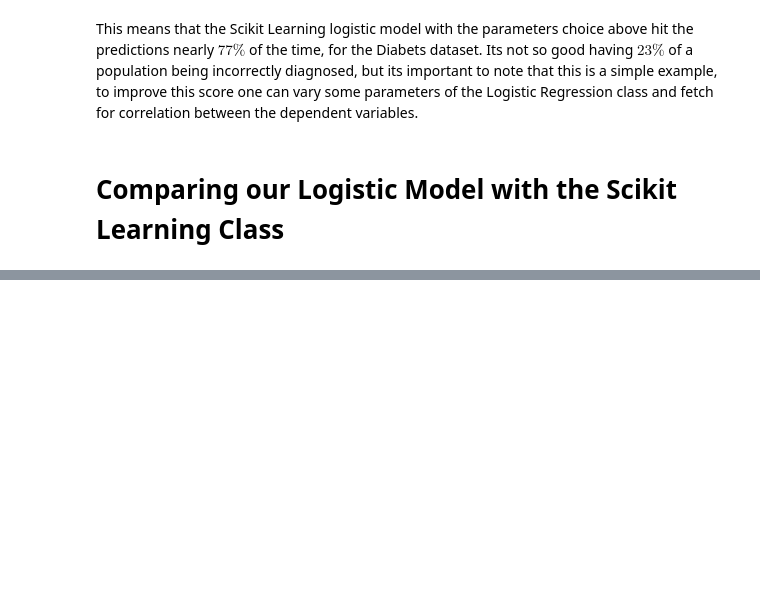
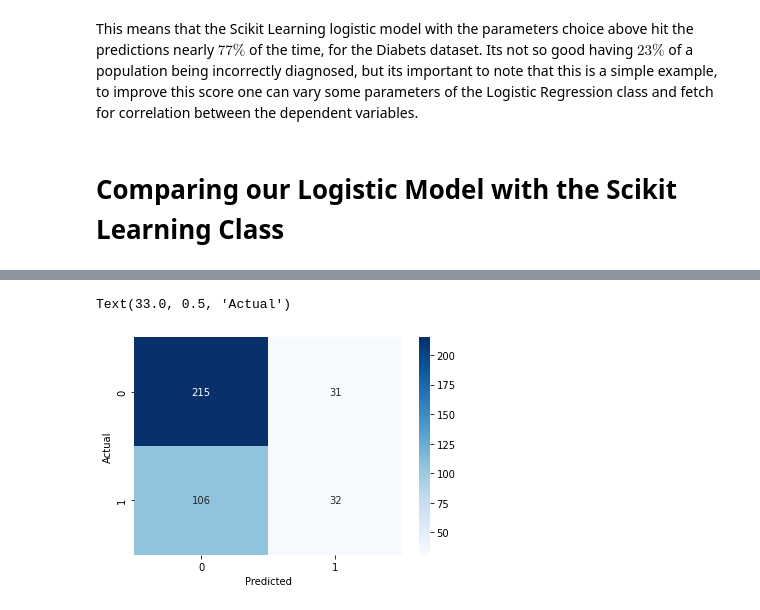
Before and after one commit to dimasjackson/Logistic-Regression-Clearly-Explained, a Jupyter notebook: logistic-regression-clearly-explained.ipynb, the cells around one changed output, grey strips where cells are left out. Drawn from its saved outputs; the diff is of its cells as text; code cells hidden in the pictures; blank space fills up the shorter version.

Commit message:
Kaggle Notebook | Logistic Regression Clearly Explained | Version 6

```diff
--- a/logistic-regression-clearly-explained.ipynb
+++ b/logistic-regression-clearly-explained.ipynb
@@ -145,6 +146,6 @@ def predict(beta_1, beta_0, x):
     z = sigmoid_vec(t)
     y_pred = np.zeros(x.shape[0])
     for i in range(y_pred.shape[0]):
-        if z > 0.5:
+        if z[i] > 0.5:
             y_pred[i] = 1
     return y_pred
@@ -234,7 +258,7 @@ This means that the Scikit Learning logistic model with the parameters choice ab
 # %% [markdown]
 # Comparing our Logistic Model with the Scikit Learning Class
 # %%
-my_pred = my_Logistic_Regression(X_train, y_train, X_test, learning_rate=0.000005, n_iterations=9)
+my_pred = my_Logistic_Regression(X_train, y_train, X_test, learning_rate=1e-6, n_iterations=500)
 # %%
 accuracy_score(y_test, my_pred)
 # %% [output]
@@ -245,0 +336,4 @@ It is important to mention that the model is extremely sentitive to the learning
+# %%
+from sklearn.metrics import confusion_matrix
+
+c_matrix = confusion_matrix(y_test, my_pred) # Calculate the confusion matrix
@@ -245,0 +342,7 @@ It is important to mention that the model is extremely sentitive to the learning
+# %%
+sns.heatmap(c_matrix, annot=True, cmap='Blues',fmt='.3g')
+plt.xlabel(xlabel="Predicted")
+plt.ylabel(ylabel="Actual")
+# %% [output]
+Text(33.0, 0.5, 'Actual')
+[figure, added]
```
Also changed, not shown: parts of 23 cells of this notebook.
